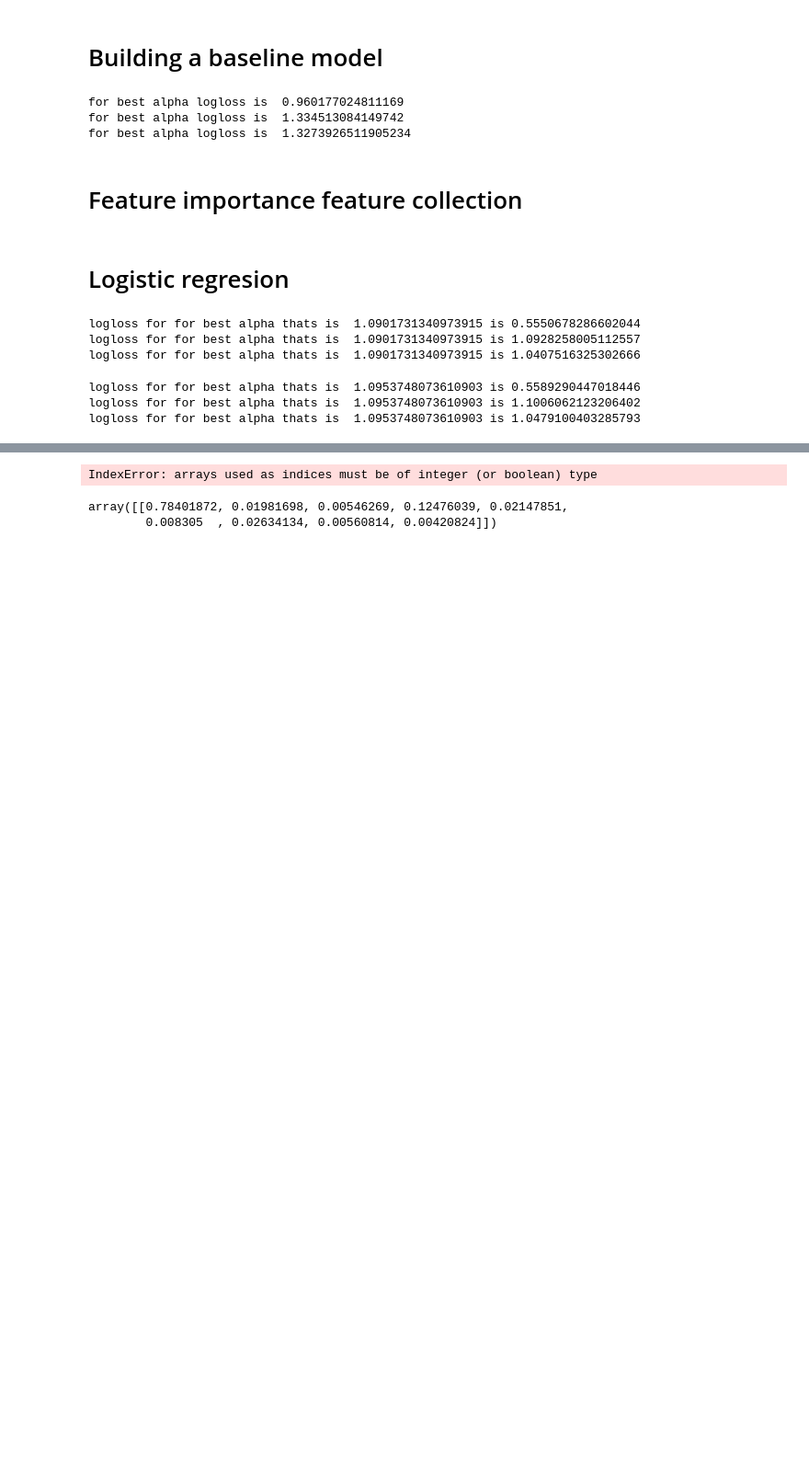
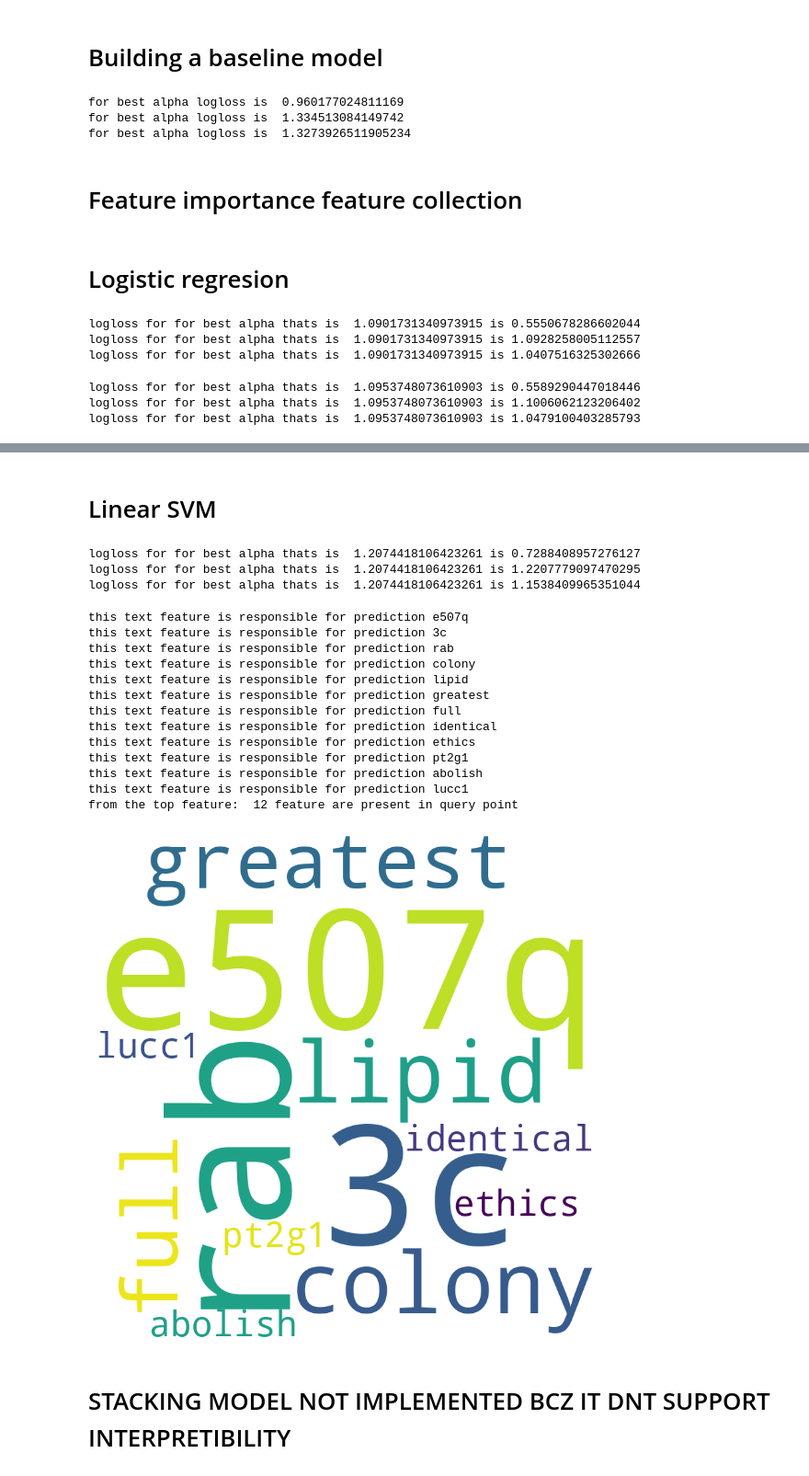
Before and after one commit to muffin-head/Cancer-caseStudy, a Jupyter notebook: Cancer_caseStudy.ipynb, the cells around one changed output, grey strips where cells are left out. Shown: that part at 92% size. Drawn from its saved outputs; the diff is of its cells as text; code cells hidden in the pictures; blank space fills up the shorter version.

```diff
--- a/Cancer_caseStudy.ipynb
+++ b/Cancer_caseStudy.ipynb
@@ -575,11 +612,58 @@ logloss for for best alpha thats is  1.0953748073610903 is 1.0479100403285793
+# %% [markdown]
+# Linear SVM
+# %%
+
+# Scaling the data
+scaler = StandardScaler(with_mean=False) # or MinMaxScaler()
+Xtrain = scaler.fit_transform(Xtrain)
+Xcv = scaler.transform(Xcv)
+Xtest = scaler.transform(Xtest)
+
+alpha=[1**alpha for alpha in range(-5,2)]
+log_error=[]
+for i in alpha:
+  model=sgd(alpha=i,penalty="l2",loss="hinge",class_weight="balanced")
+  model.fit(Xtrain,y_train)
+  model_cc=cc(model,method="sigmoid")
+  model_cc.fit(Xtrain,y_train)
+  y_pred=model_cc.predict_proba(Xcv)
+  log_error.append(log_loss(y_cv,y_pred,labels=model.classes_))
+
+best_alpha=np.min(log_error)
+model=sgd(alpha=best_alpha,penalty="l2",loss="hinge",class_weight="balanced")
+model.fit(Xtrain,y_train)
+model_cc=cc(model,method="sigmoid")
+model_cc.fit(Xtrain,y_train)
+y_pred=model_cc.predict_proba(Xtrain)
+print("logloss for for best alpha thats is ",best_alpha,"is",log_loss(y_train,y_pred,labels=model.classes_))
+
+y_pred=model_cc.predict_proba(Xcv)
+print("logloss for for best alpha thats is ",best_alpha,"is",log_loss(y_cv,y_pred,labels=model.classes_))
+
+y_pred=model_cc.predict_proba(Xtest)
+print("logloss for for best alpha thats is ",best_alpha,"is",log_loss(y_test,y_pred,labels=model.classes_))
+# %% [output]
+logloss for for best alpha thats is  1.2074418106423261 is 0.7288408957276127
+logloss for for best alpha thats is  1.2074418106423261 is 1.2207779097470295
+logloss for for best alpha thats is  1.2074418106423261 is 1.1538409965351044
 # %%
-predict_for_one_index=model_cc.predict_proba(Xtest[19])
-indices=np.argsort(-model.coef_)[predict_for_one_index -1][:,:500]
-feature_importance(indices,X_test['Gene'].iloc[19],X_test['Variation'].iloc[19],X_test['TEXT'].iloc[19],500)
+predict_for_one_index=(model_cc.predict(Xtest[19]))
+indices=np.argsort(-model.coef_)[predict_for_one_index-1][:,:500]
+feature_importance(indices[0],X_test['Gene'].iloc[19],X_test['Variation'].iloc[19],X_test['TEXT'].iloc[19],500)
 # %% [output]
-IndexError: arrays used as indices must be of integer (or boolean) type
+this text feature is responsible for prediction e507q
+this text feature is responsible for prediction 3c
+this text feature is responsible for prediction rab
+this text feature is responsible for prediction colony
+this text feature is responsible for prediction lipid
+this text feature is responsible for prediction greatest
+this text feature is responsible for prediction full
+this text feature is responsible for prediction identical
+this text feature is responsible for prediction ethics
+this text feature is responsible for prediction pt2g1
+this text feature is responsible for prediction abolish
+this text feature is responsible for prediction lucc1
+from the top feature:  12 feature are present in query point
+[figure, added]
-# %%
-predict_for_one_index
-# %% [output]
-array([[0.78401872, 0.01981698, 0.00546269, 0.12476039, 0.02147851,
-        0.008305  , 0.02634134, 0.00560814, 0.00420824]])
+# %% [markdown]
+# STACKING MODEL NOT IMPLEMENTED BCZ IT DNT SUPPORT INTERPRETIBILITY
```
Also changed, not shown: parts of 3 cells of this notebook.
